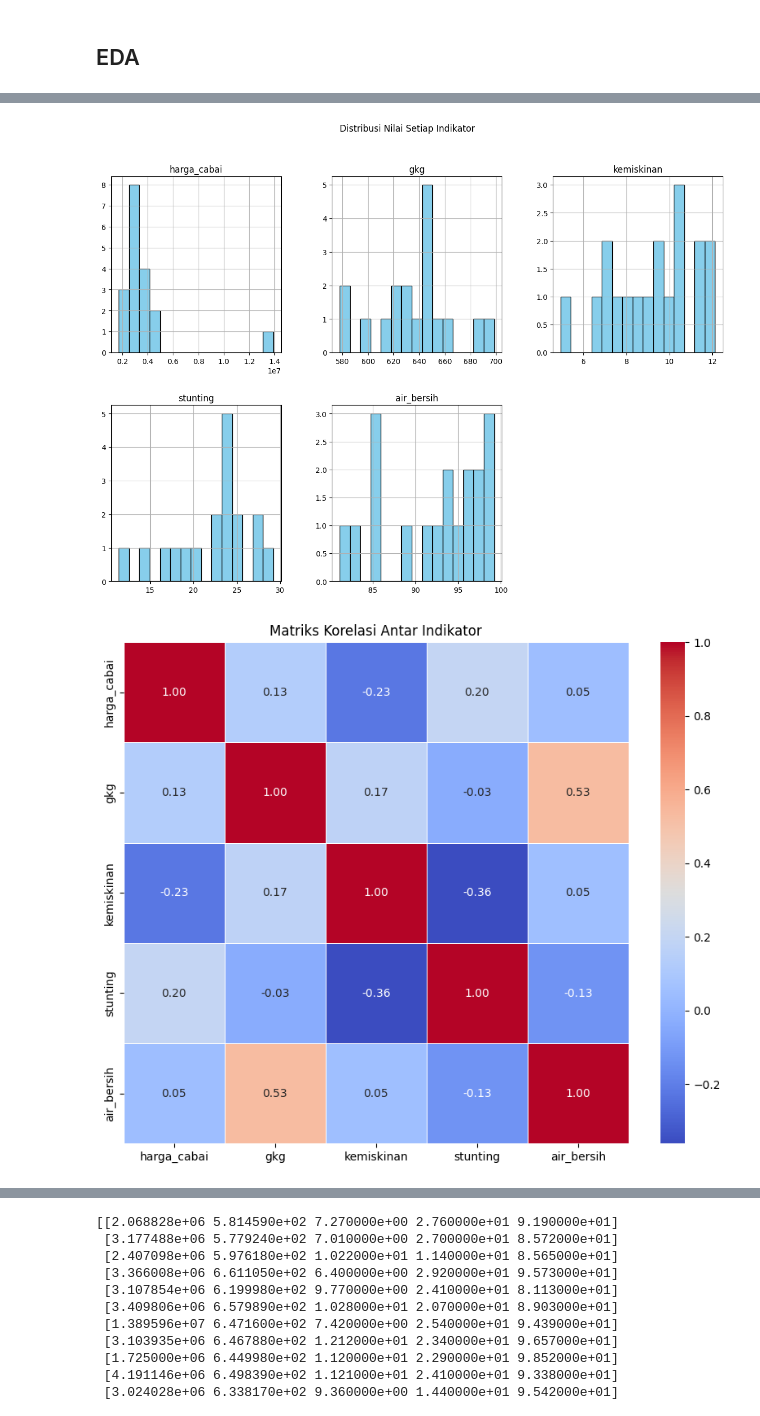
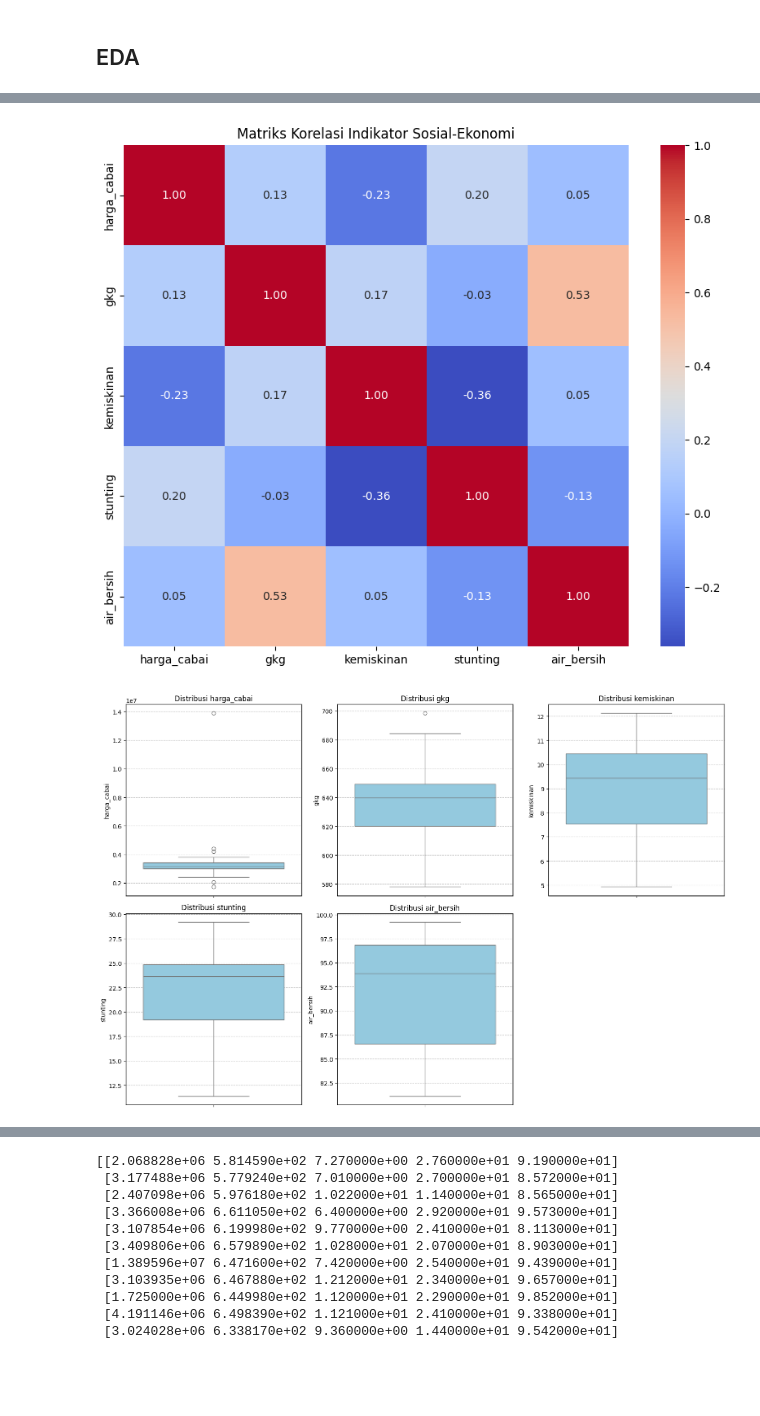
Before and after one commit to andisapei/kelompok2-DRP, a Jupyter notebook: fase3.ipynb, the cells around one changed output, grey strips where cells are left out. Cells and saved outputs as stored; diff of their text form; code cells hidden in the pictures; blank space fills up the shorter version.

```diff
--- a/fase3.ipynb
+++ b/fase3.ipynb
@@ -48,15 +49,26 @@ plt.show()
 # %%
-features = ['harga_cabai', 'gkg', 'kemiskinan', 'stunting', 'air_bersih']
-df[features].hist(bins=15, figsize=(15, 10), layout=(2, 3), color='skyblue', edgecolor='black')
-plt.suptitle('Distribusi Nilai Setiap Indikator')
+plt.figure(figsize=(10, 8))
+corr_matrix = df[features].corr()
+sns.heatmap(
+    corr_matrix,
+    annot=True,
+    cmap='coolwarm',
+    fmt='.2f',
+)
+
+plt.title('Matriks Korelasi Indikator Sosial-Ekonomi')
 plt.show()
 # %% [output]
-[figure, old version]
+[figure, new version]
 # %%
-plt.figure(figsize=(10, 8))
-corr_matrix = df[features].corr()
-sns.heatmap(corr_matrix, annot=True, cmap='coolwarm', fmt='.2f', linewidths=0.5)
-plt.title('Matriks Korelasi Antar Indikator')
+plt.figure(figsize=(15, 10))
+for i, col in enumerate(features):
+    plt.subplot(2, 3, i+1)
+    sns.boxplot(data=df, y=col, color='skyblue')
+    plt.title(f'Distribusi {col}')
+    plt.grid(axis='y', linestyle='--', alpha=0.7)
+
+plt.tight_layout()
 plt.show()
 # %% [output]
-[figure, old version]
+[figure, new version]
```
Also changed, not shown: parts of 13 cells of this notebook.
